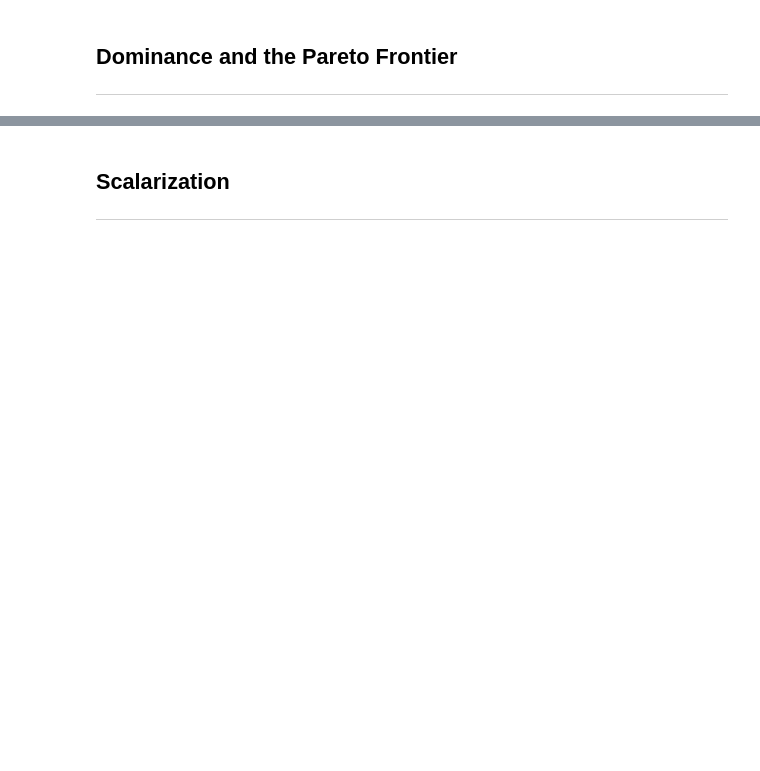
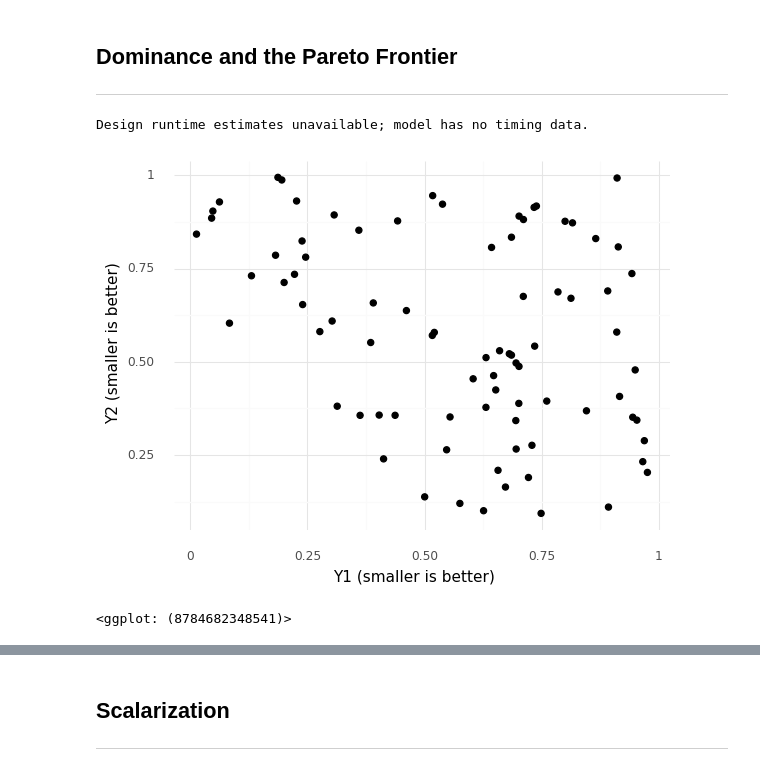
Before and after one commit to zdelrosario/pdo-notes, a Jupyter notebook: day10.ipynb, the cells around one changed output, grey strips where cells are left out. Drawn from its saved outputs; the diff is of its cells as text; code cells hidden in the pictures; blank space fills up the shorter version.

```diff
--- a/day10.ipynb
+++ b/day10.ipynb
@@ -42,3 +46,31 @@ $$\min\, \text{Toughness}$$
 ## Dominance and the Pareto Frontier
 
 ---
+# %%
+## A fake-data example
+df_pop = (
+    gr.Model()
+    >> gr.cp_marginals(
+        y1=dict(dist="uniform", loc=0, scale=1),
+        y2=dict(dist="uniform", loc=0, scale=1),
+    )
+    >> gr.cp_copula_independence()
+    >> gr.ev_monte_carlo(n=100, df_det="nom", seed=101, skip=True)
+    >> gr.tf_filter((DF.y1 - 1)**2 + (DF.y2 - 1)**2 <= 1)
+)
+
+(
+    df_pop
+    >> pt.ggplot(pt.aes("y1", "y2"))
+    + pt.geom_point(size=2)
+
+    + pt.theme_minimal()
+    + pt.labs(
+        x="Y1 (smaller is better)",
+        y="Y2 (smaller is better)",
+    )
+)
+# %% [output]
+Design runtime estimates unavailable; model has no timing data.
+[figure, added]
+<ggplot: (8784682348541)>
```
Also changed, not shown: parts of 12 cells of this notebook, 2 other files.
